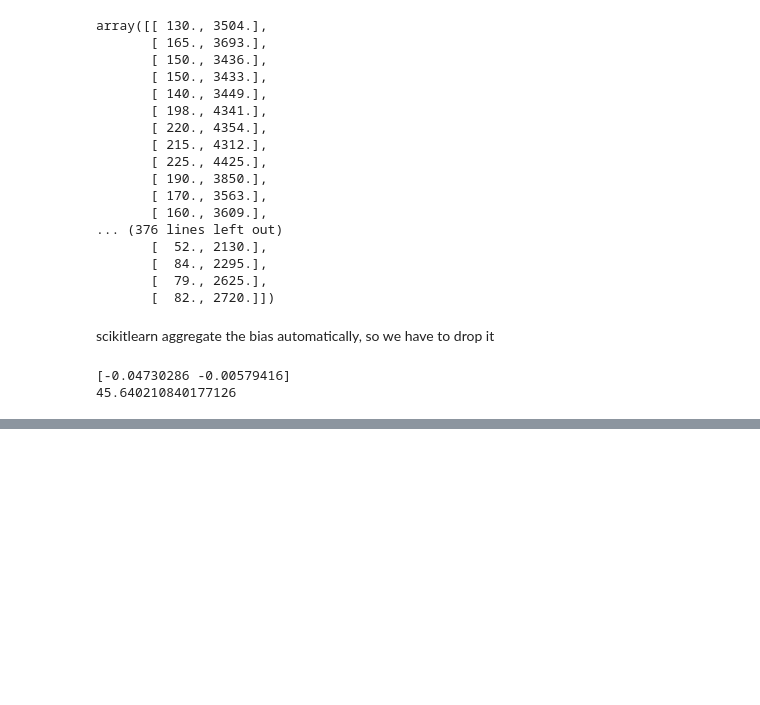
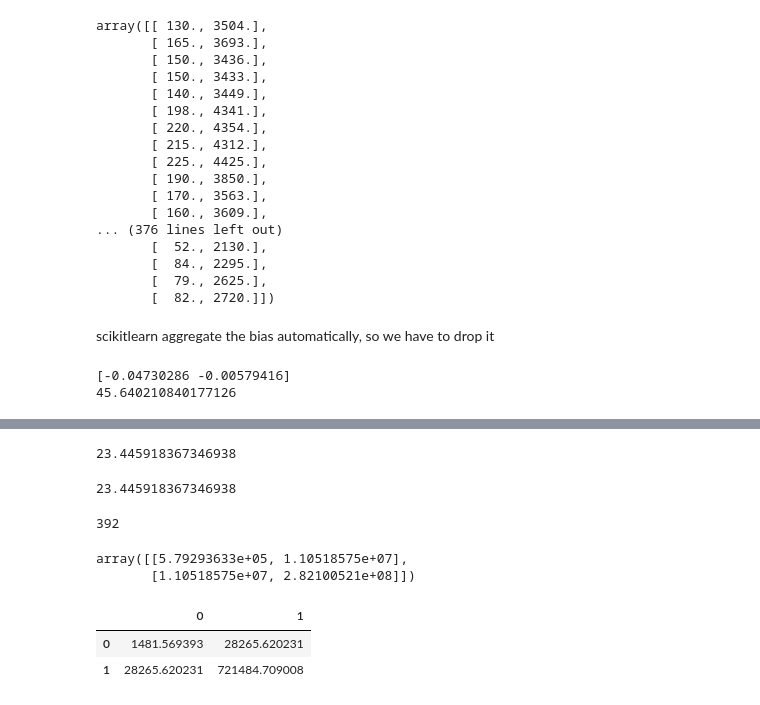
Before and after one commit to rauldgarcia/Data_analysis, a Jupyter notebook: CLASS 1/class_9.ipynb, the cells around one changed output, grey strips where cells are left out. Cells and saved outputs as stored; diff of their text form; code cells hidden in the pictures; blank space fills up the shorter version.

```diff
--- a/CLASS 1/class_9.ipynb
+++ b/CLASS 1/class_9.ipynb
@@ -378,0 +398,12 @@ print(lm.intercept_)
+# %%
+y.mean()
+# %% [output]
+23.445918367346938
+# %%
+y.sum()/len(y)
+# %% [output]
+23.445918367346938
+# %%
+len(x)
+# %% [output]
+392
@@ -378,0 +412,11 @@ print(lm.intercept_)
+# %%
+np.dot(np.dot(x.T, i-n1*(1/len(x))*n1.T), x)
+# %% [output]
+array([[5.79293633e+05, 1.10518575e+07],
+       [1.10518575e+07, 2.82100521e+08]])
+# %%
+pd.DataFrame(x).cov()
+# %% [output]
+|  | 0 | 1 |
+| 0 | 1481.569393 | 28265.620231 |
+| 1 | 28265.620231 | 721484.709008 |
```
Also changed, not shown: parts of 6 cells of this notebook.
